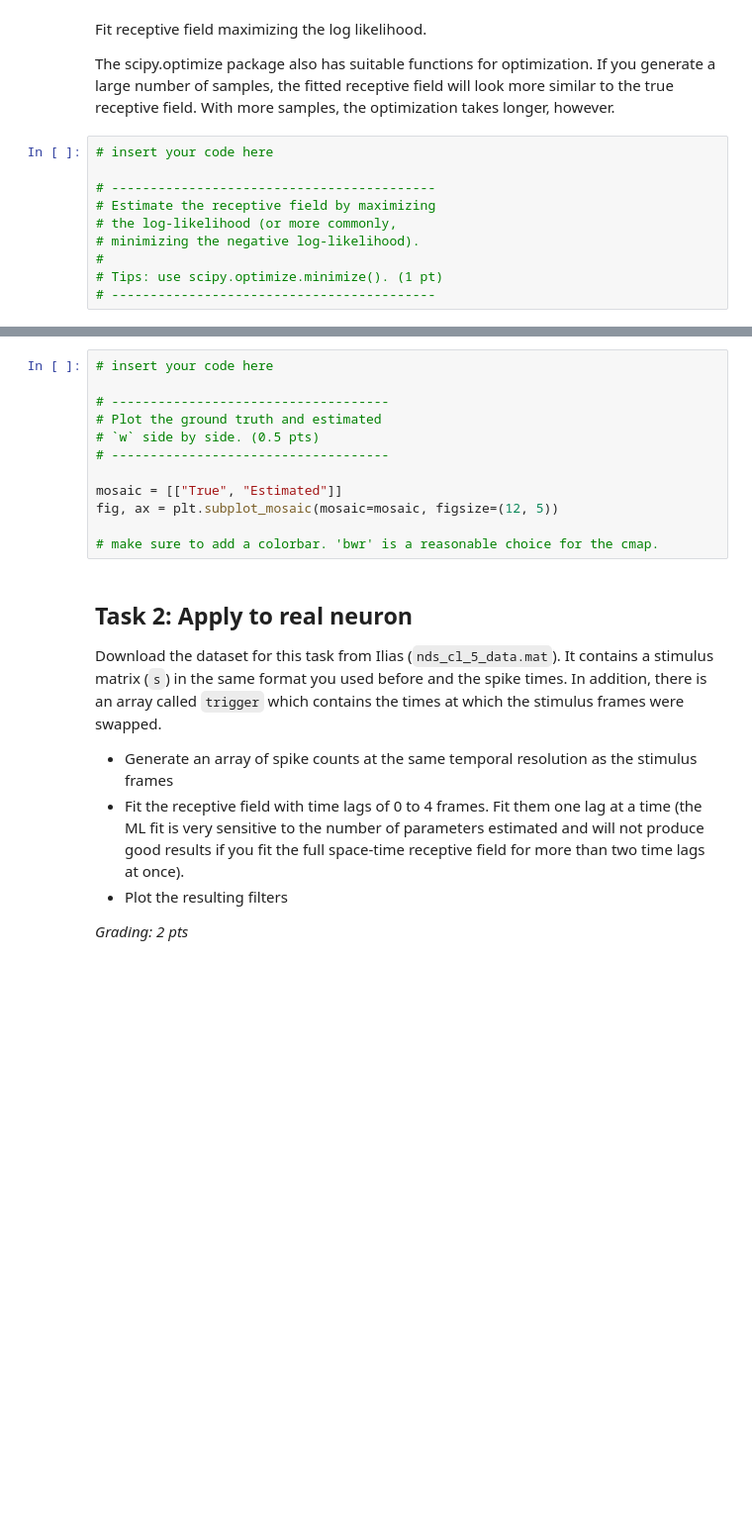
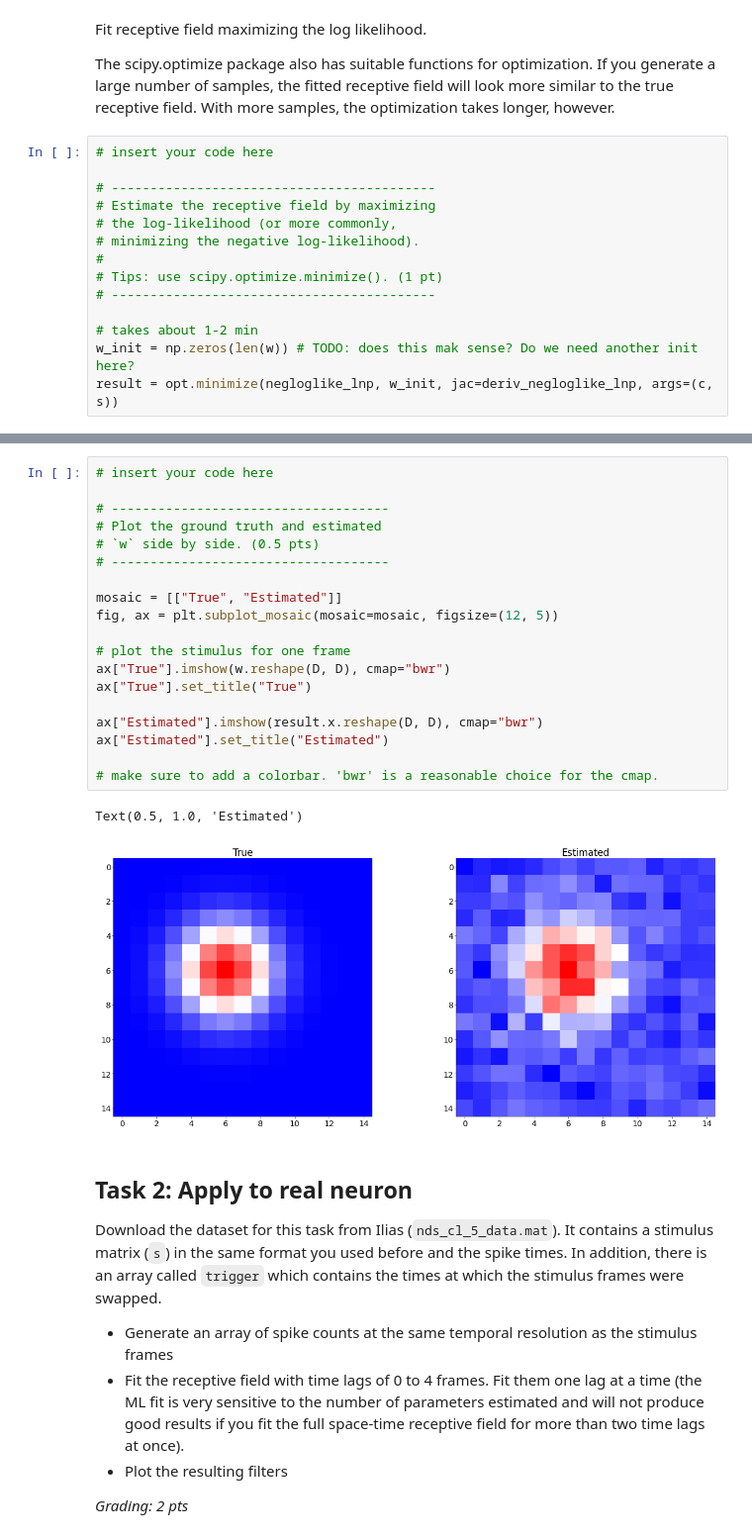
Before and after one commit to stedavkle/uni-tue-nds, a Jupyter notebook: CL5/notebooks/CodingLab5.ipynb, the cells around one changed output, grey strips where cells are left out. Shown at 99% size. Saved outputs shown, nothing was run; the diff lists cells and outputs as text; blank space fills up the shorter version.

```diff
--- a/CL5/notebooks/CodingLab5.ipynb
+++ b/CL5/notebooks/CodingLab5.ipynb
@@ -380,3 +377,7 @@ The scipy.optimize package also has suitable functions for optimization. If you
 #
 # Tips: use scipy.optimize.minimize(). (1 pt)
 # ------------------------------------------
+
+# takes about 1-2 min
+w_init = np.zeros(len(w)) # TODO: does this mak sense? Do we need another init here?
+result = opt.minimize(negloglike_lnp, w_init, jac=deriv_negloglike_lnp, args=(c, s))
@@ -383,15 +402,25 @@ The scipy.optimize package also has suitable functions for optimization. If you
 # %%
 # insert your code here
 
 # ------------------------------------
 # Plot the ground truth and estimated
 # `w` side by side. (0.5 pts)
 # ------------------------------------
 
 mosaic = [["True", "Estimated"]]
 fig, ax = plt.subplot_mosaic(mosaic=mosaic, figsize=(12, 5))
 
+# plot the stimulus for one frame
+ax["True"].imshow(w.reshape(D, D), cmap="bwr")
+ax["True"].set_title("True")
+
+ax["Estimated"].imshow(result.x.reshape(D, D), cmap="bwr")
+ax["Estimated"].set_title("Estimated")
+
 # make sure to add a colorbar. 'bwr' is a reasonable choice for the cmap.
+# %% [output]
+Text(0.5, 1.0, 'Estimated')
+[figure, added]
 # %% [markdown]
 ## Task 2: Apply to real neuron
 
```
Also changed, not shown: parts of 10 cells of this notebook.
